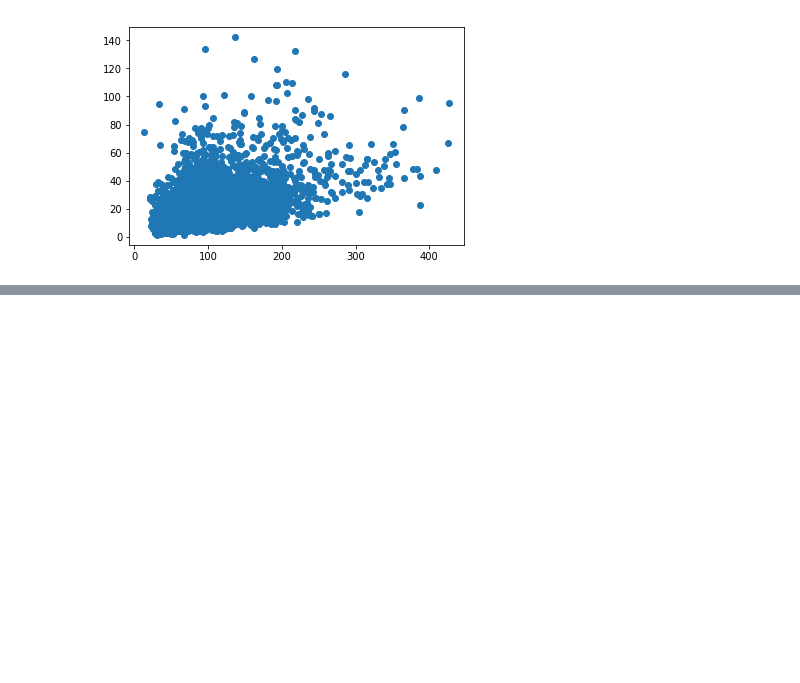
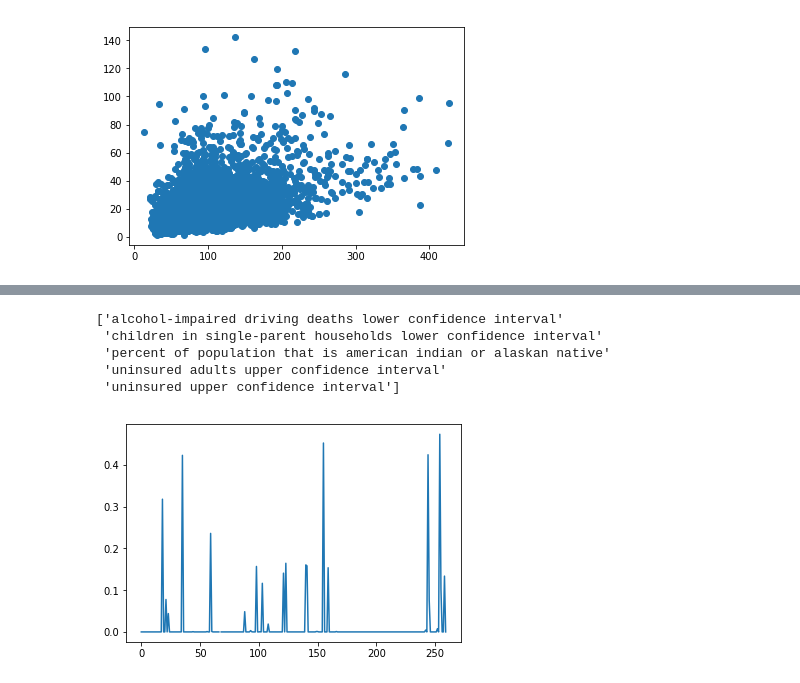
Before and after one commit to conservasian/opi-nope, a Jupyter notebook: compile_data.ipynb, the cells around one changed output, grey strips where cells are left out. Saved outputs shown, nothing was run; the diff lists cells and outputs as text; code cells hidden in the pictures; blank space fills up the shorter version.

```diff
--- a/compile_data.ipynb
+++ b/compile_data.ipynb
@@ -235,0 +317,20 @@ Name: (nan, 2016), dtype: object
+# %%
+# test for significant variables
+F, pval = feature_selection.f_regression(trainX, trainY, center=True)
+
+
+plt.figure()
+
+plt.plot(pval)
+
+
+feature_names = features_final.columns.values
+index_array = (pval > 0.25)
+print(feature_names[index_array])
+# %% [output]
+['alcohol-impaired driving deaths lower confidence interval'
+ 'children in single-parent households lower confidence interval'
+ 'percent of population that is american indian or alaskan native'
+ 'uninsured adults upper confidence interval'
+ 'uninsured upper confidence interval']
+[figure, added]
```
Also changed, not shown: parts of 16 cells of this notebook.
